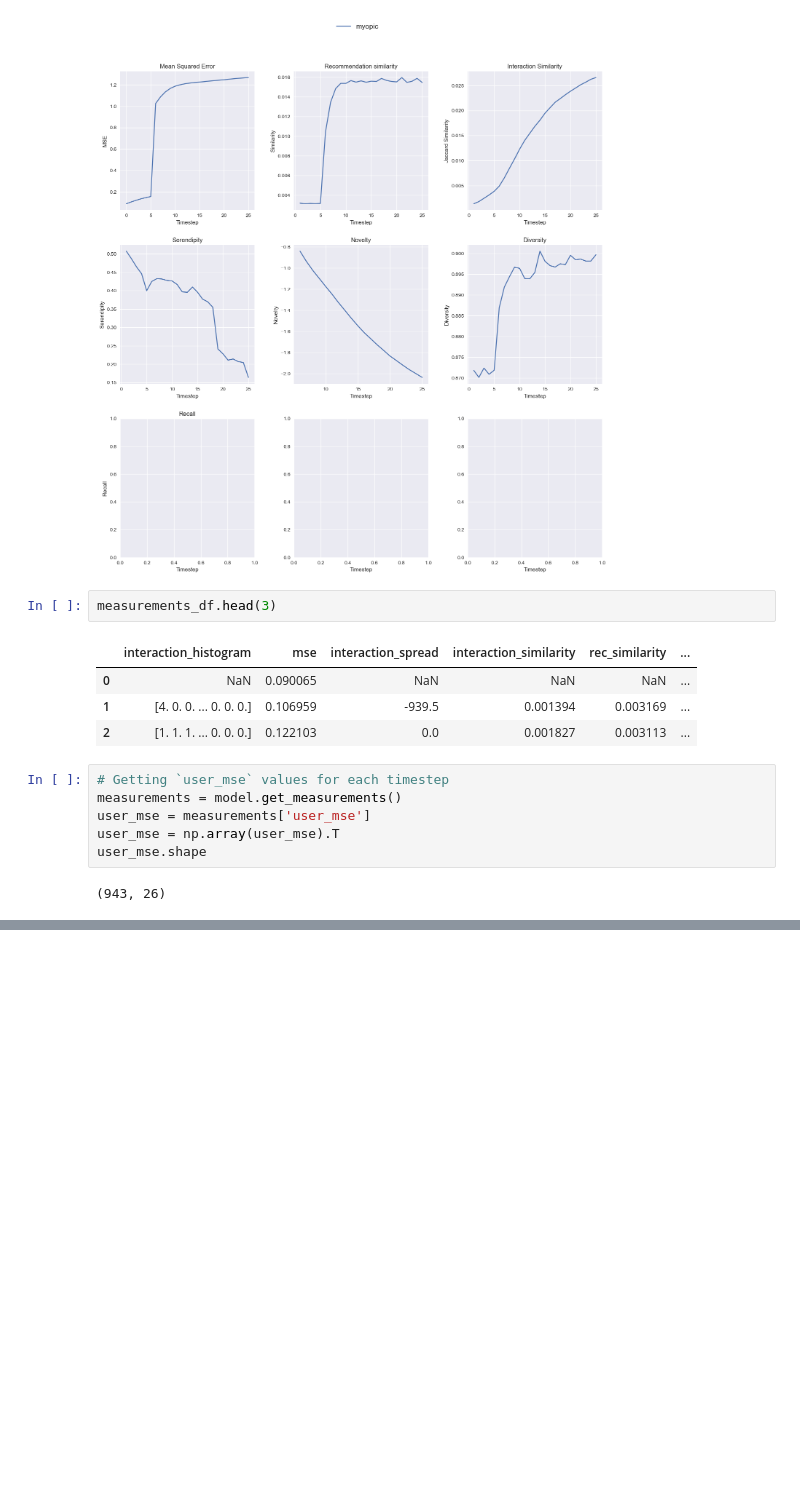
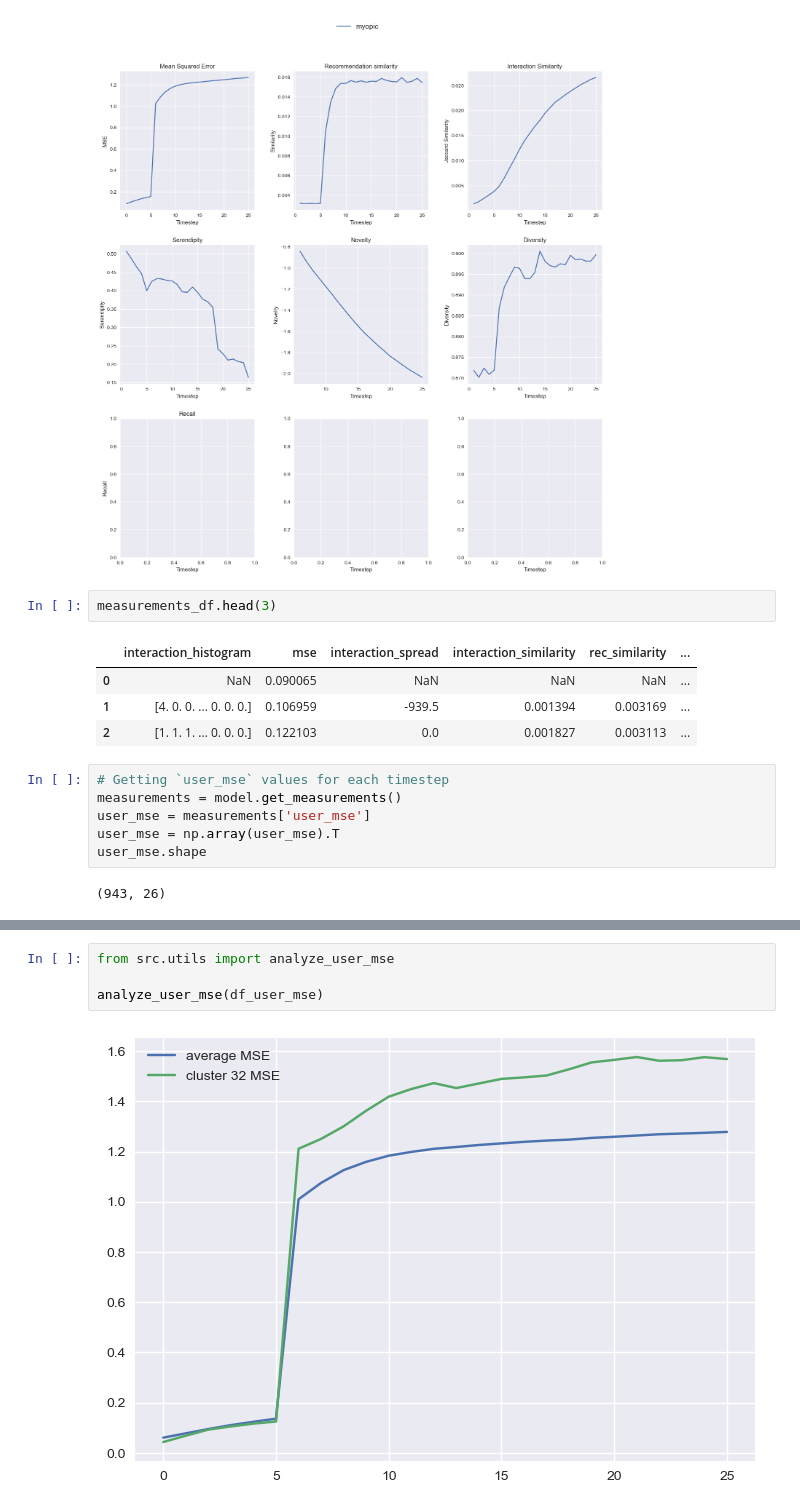
Before and after one commit to jannikjw/fair-recommender-systems, a Jupyter notebook: metric_exploration.ipynb, the cells around one changed output, grey strips where cells are left out. Saved outputs shown, nothing was run; the diff lists cells and outputs as text; blank space fills up the shorter version.

```diff
--- a/metric_exploration.ipynb
+++ b/metric_exploration.ipynb
@@ -300,0 +324,6 @@ plt.legend()
+# %%
+from src.utils import analyze_user_mse
+
+analyze_user_mse(df_user_mse)
+# %% [output]
+[figure, added]
```
Also changed, not shown: parts of 6 cells of this notebook, 1 other file.
